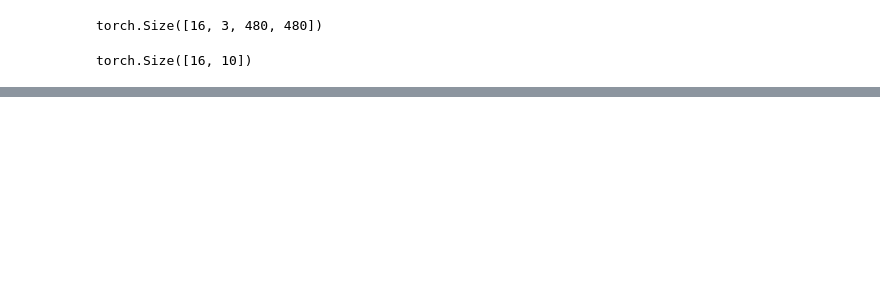
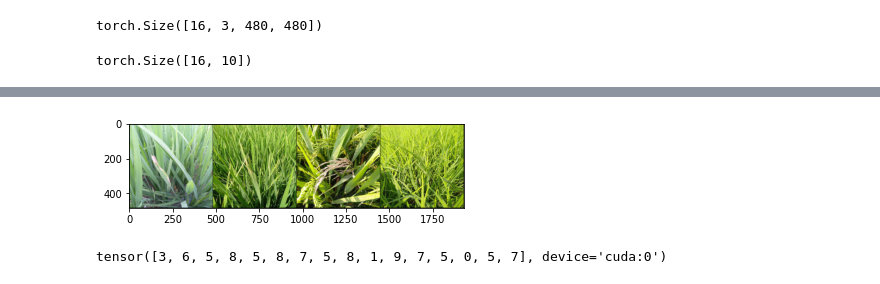
Before and after one commit to bogdart/fast_aicourse, a Jupyter notebook: course/rice/rice_naive_baseline.ipynb, the cells around one changed output, grey strips where cells are left out. Drawn from its saved outputs; the diff is of its cells as text; code cells hidden in the pictures; blank space fills up the shorter version.

```diff
--- a/course/rice/rice_naive_baseline.ipynb
+++ b/course/rice/rice_naive_baseline.ipynb
@@ -260,0 +312,7 @@ torch.save(net.state_dict(), PATH)
+# %%
+dataiter = iter(trainloader)
+images, labels = next(dataiter)
+plt.imshow(np.transpose(torchvision.utils.make_grid(images[0:4]), (1, 2, 0)))
+plt.show()
+# %% [output]
+[figure, added]
@@ -260,0 +324,4 @@ torch.save(net.state_dict(), PATH)
+# %%
+predictions_cat
+# %% [output]
+tensor([3, 6, 5, 8, 5, 8, 7, 5, 8, 1, 9, 7, 5, 0, 5, 7], device='cuda:0')
```
Also changed, not shown: parts of 40 cells of this notebook.
